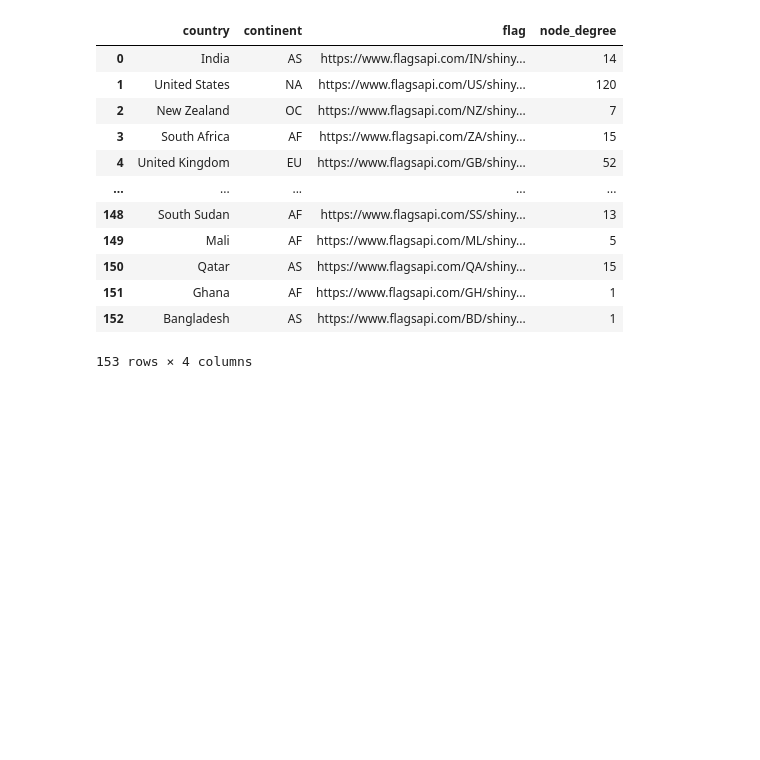
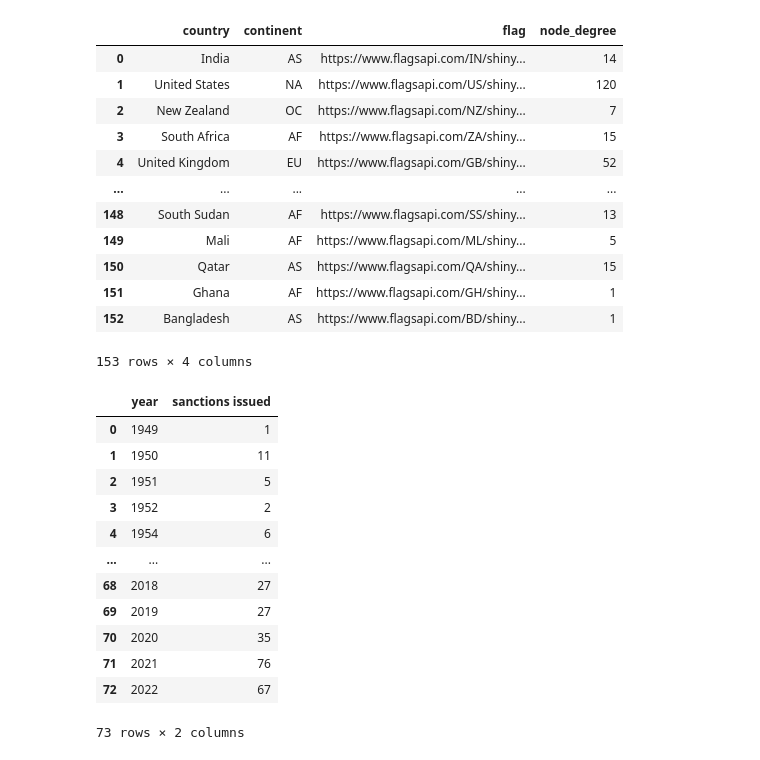
Before and after one commit to macuriels/umass_dacss_datastorytelling, a Jupyter notebook: international_sanctions_network.ipynb, the cells around one changed output. Saved outputs shown, nothing was run; the diff lists cells and outputs as text; code cells hidden in the pictures; blank space fills up the shorter version.

```diff
--- a/international_sanctions_network.ipynb
+++ b/international_sanctions_network.ipynb
@@ -286 +306,23 @@ df_edges.to_excel(writer, sheet_name="Edges")
 writer.close()
+# %%
+# Group by 'year' and count instances
+result = df.groupby('begin').size().reset_index(name='sanctions issued')
+
+# Rename date column
+result = result.rename(columns={"begin": "year"})
+
+result
+# %% [output]
+|  | year | sanctions issued |
+| 0 | 1949 | 1 |
+| 1 | 1950 | 11 |
+| 2 | 1951 | 5 |
+| 3 | 1952 | 2 |
+| 4 | 1954 | 6 |
+| ... | ... | ... |
+| 68 | 2018 | 27 |
+| 69 | 2019 | 27 |
+| 70 | 2020 | 35 |
+| 71 | 2021 | 76 |
+| 72 | 2022 | 67 |
+73 rows × 2 columns
```
Also changed, not shown: parts of 6 cells of this notebook.
